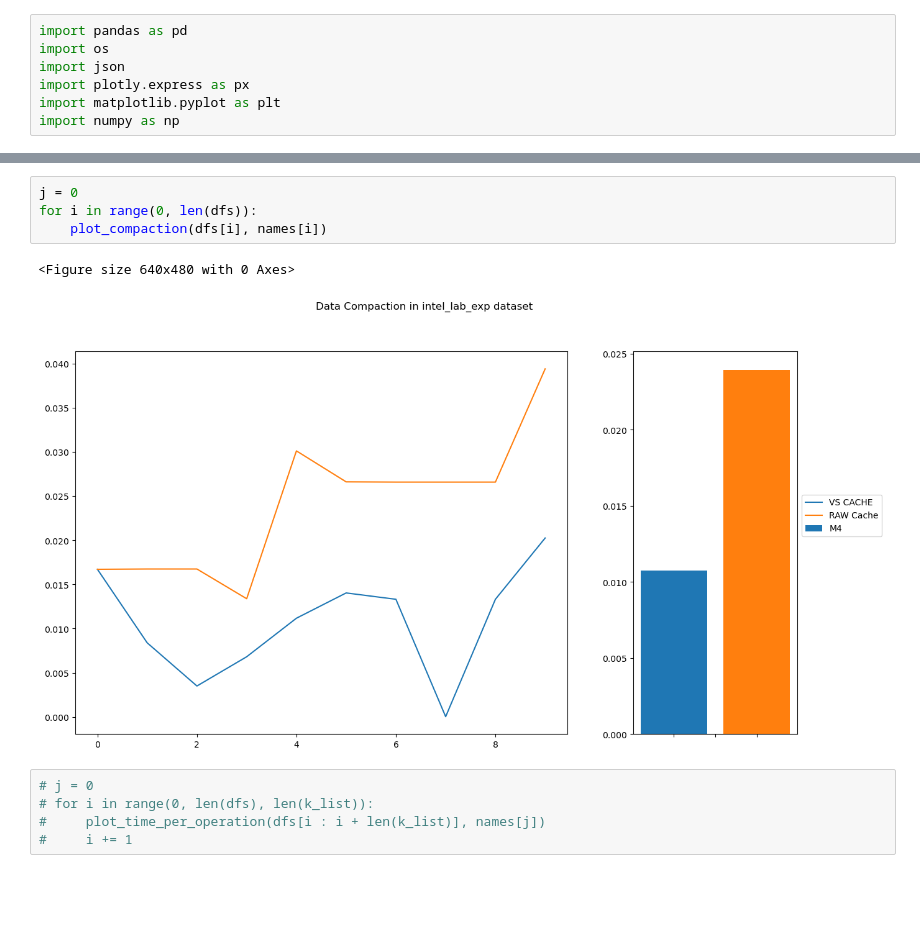
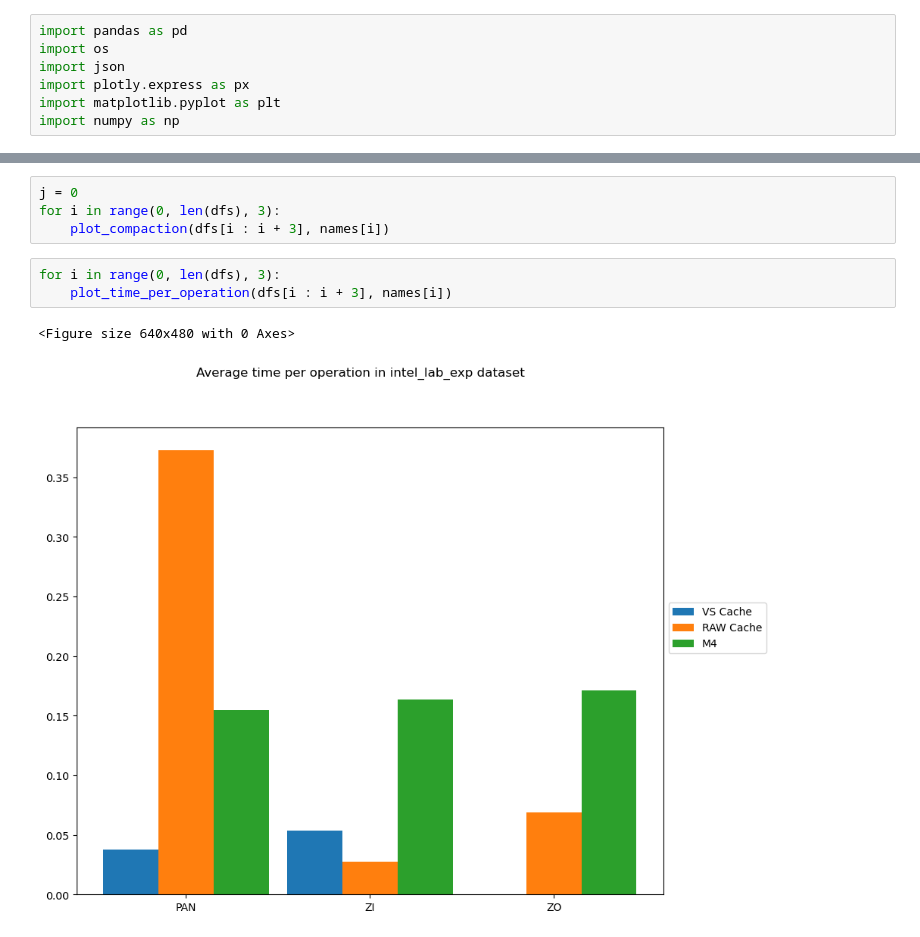
Before and after one commit to MORE-EU/more-vis-index, a Jupyter notebook: Influx Results.ipynb, the cells around one changed output, grey strips where cells are left out. Cells and saved outputs as stored; diff of their text form; blank space fills up the shorter version.

```diff
--- a/Influx Results.ipynb
+++ b/Influx Results.ipynb
@@ -122,15 +133,13 @@ for i in range(0, len(dfs)):
 # %%
 j = 0
-for i in range(0, len(dfs)):
-    plot_compaction(dfs[i], names[i])
+for i in range(0, len(dfs), 3):
+    plot_compaction(dfs[i : i + 3], names[i])
-# %% [output]
-<Figure size 640x480 with 0 Axes>
-[figure, removed]
 # %%
-# j = 0
-# for i in range(0, len(dfs), len(k_list)):
-#     plot_time_per_operation(dfs[i : i + len(k_list)], names[j])
-#     i += 1
+for i in range(0, len(dfs), 3):
+    plot_time_per_operation(dfs[i : i + 3], names[i])
+# %% [output]
+<Figure size 640x480 with 0 Axes>
+[figure, added]
 # %%
 from skimage import io, color
 from skimage.metrics import structural_similarity as compare_ssim
```
Also changed, not shown: parts of 9 cells of this notebook, 9 other files.
